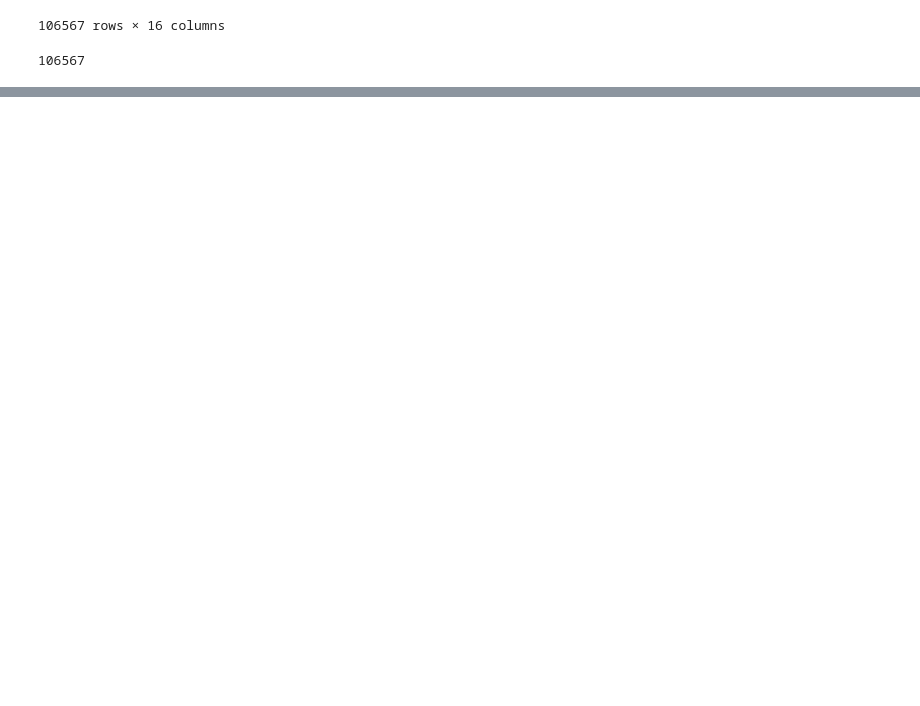
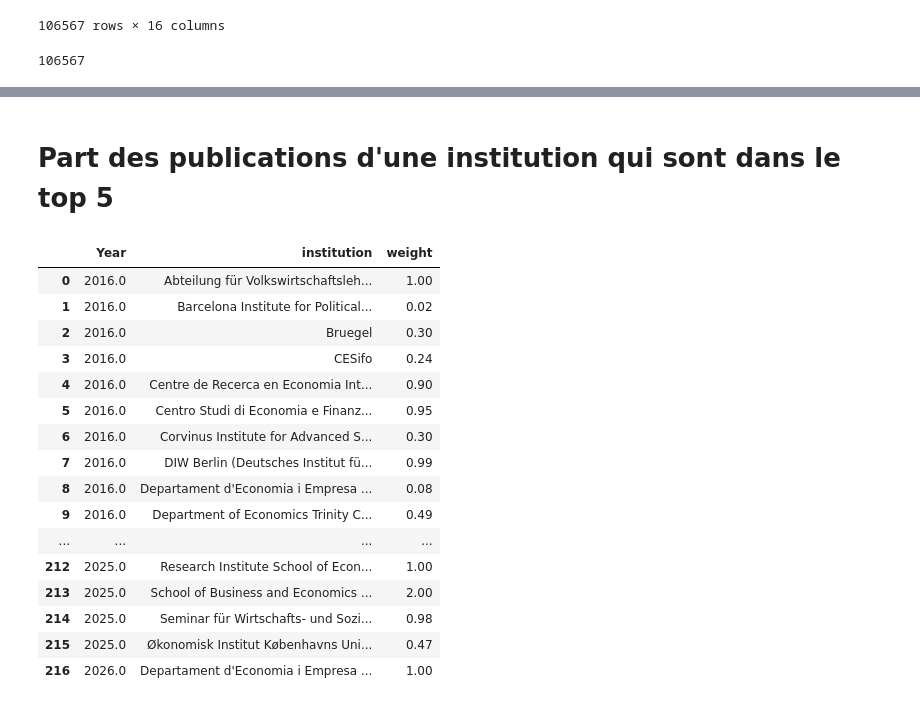
Before and after one commit to celinamadaschi/Telecom-DataAnalysis_Economics, a Jupyter notebook: isaure merge.ipynb, the cells around one changed output, grey strips where cells are left out. Cells and saved outputs as stored; diff of their text form; code cells hidden in the pictures; blank space fills up the shorter version.

```diff
--- a/isaure merge.ipynb
+++ b/isaure merge.ipynb
@@ -328,0 +382,11 @@ JEL_machted_final_clean[JEL_machted_final_clean["author_name"]=="Blanchard, Oliv
+# %%
+top_journals = [
+    "American Economic Review",
+    "The Quarterly Journal of Economics",
+    "Journal of Political Economy",
+    "The Review of Economic Studies",
+    "Econometrica"
+]
+#Econometrica et #Journal of Political Economy absent
+# %%
+pd.set_option("display.max_rows", None)
@@ -328,0 +413,2 @@ JEL_machted_final_clean[JEL_machted_final_clean["author_name"]=="Blanchard, Oliv
+# %%
+df["is_top5_journal"] = df["Journal"].isin(top_journals)
@@ -328,0 +442,29 @@ JEL_machted_final_clean[JEL_machted_final_clean["author_name"]=="Blanchard, Oliv
+# %% [markdown]
+# Part des publications d'une institution qui sont dans le top 5
+# %%
+inst_year_top5 = (
+    df[df["is_top5_journal"]]
+    .groupby(["Year", "institution"])["weight"]
+    .sum()
+    .reset_index()
+)
+# %%
+inst_year_top5
+# %% [output]
+|  | Year | institution | weight |
+| 0 | 2016.0 | Abteilung für Volkswirtschaftsleh... | 1.00 |
+| 1 | 2016.0 | Barcelona Institute for Political... | 0.02 |
+| 2 | 2016.0 | Bruegel | 0.30 |
+| 3 | 2016.0 | CESifo | 0.24 |
+| 4 | 2016.0 | Centre de Recerca en Economia Int... | 0.90 |
+| 5 | 2016.0 | Centro Studi di Economia e Finanz... | 0.95 |
+| 6 | 2016.0 | Corvinus Institute for Advanced S... | 0.30 |
+| 7 | 2016.0 | DIW Berlin (Deutsches Institut fü... | 0.99 |
+| 8 | 2016.0 | Departament d'Economia i Empresa ... | 0.08 |
+| 9 | 2016.0 | Department of Economics Trinity C... | 0.49 |
+| ... | ... | ... | ... |
+| 212 | 2025.0 | Research Institute School of Econ... | 1.00 |
+| 213 | 2025.0 | School of Business and Economics ... | 2.00 |
+| 214 | 2025.0 | Seminar für Wirtschafts- und Sozi... | 0.98 |
+| 215 | 2025.0 | Økonomisk Institut Københavns Uni... | 0.47 |
+| 216 | 2026.0 | Departament d'Economia i Empresa ... | 1.00 |
```
Also changed, not shown: parts of 20 cells of this notebook.
